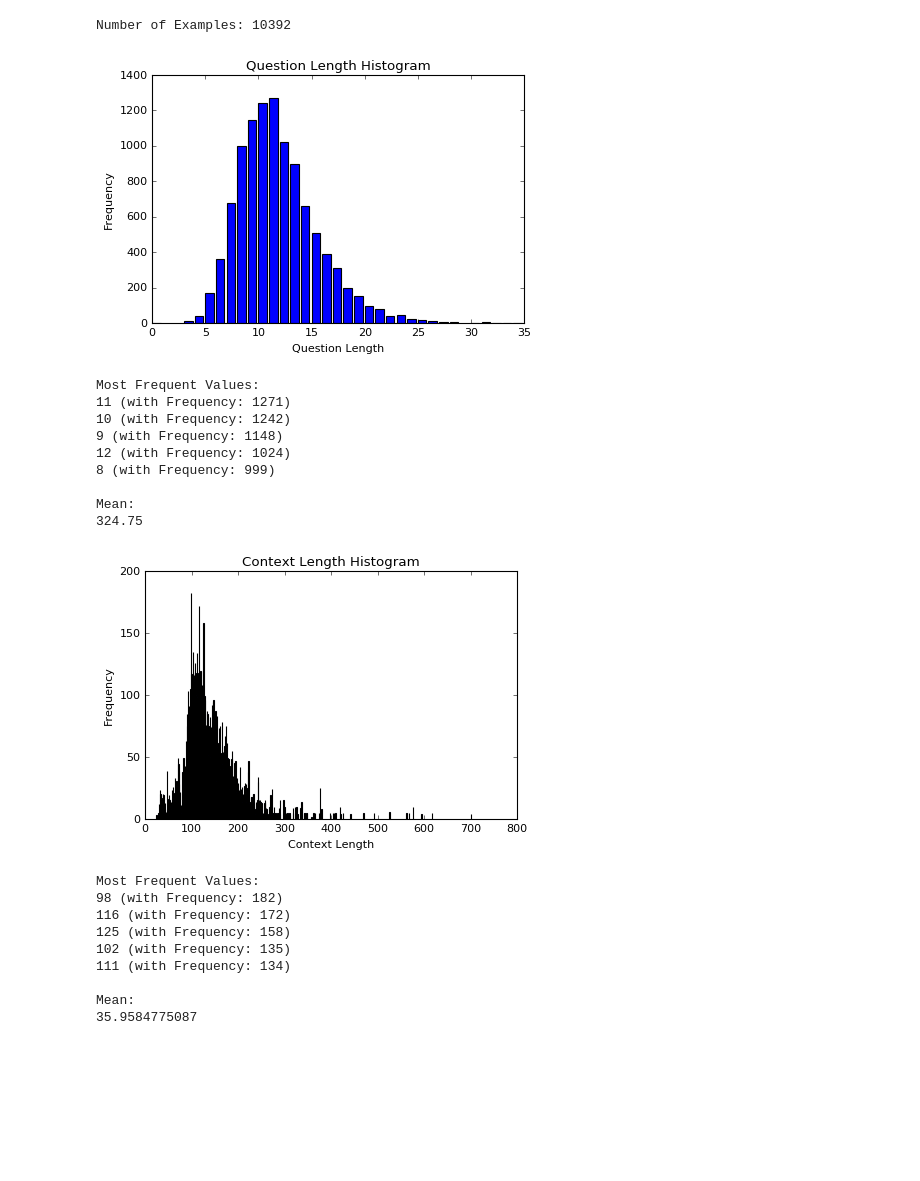
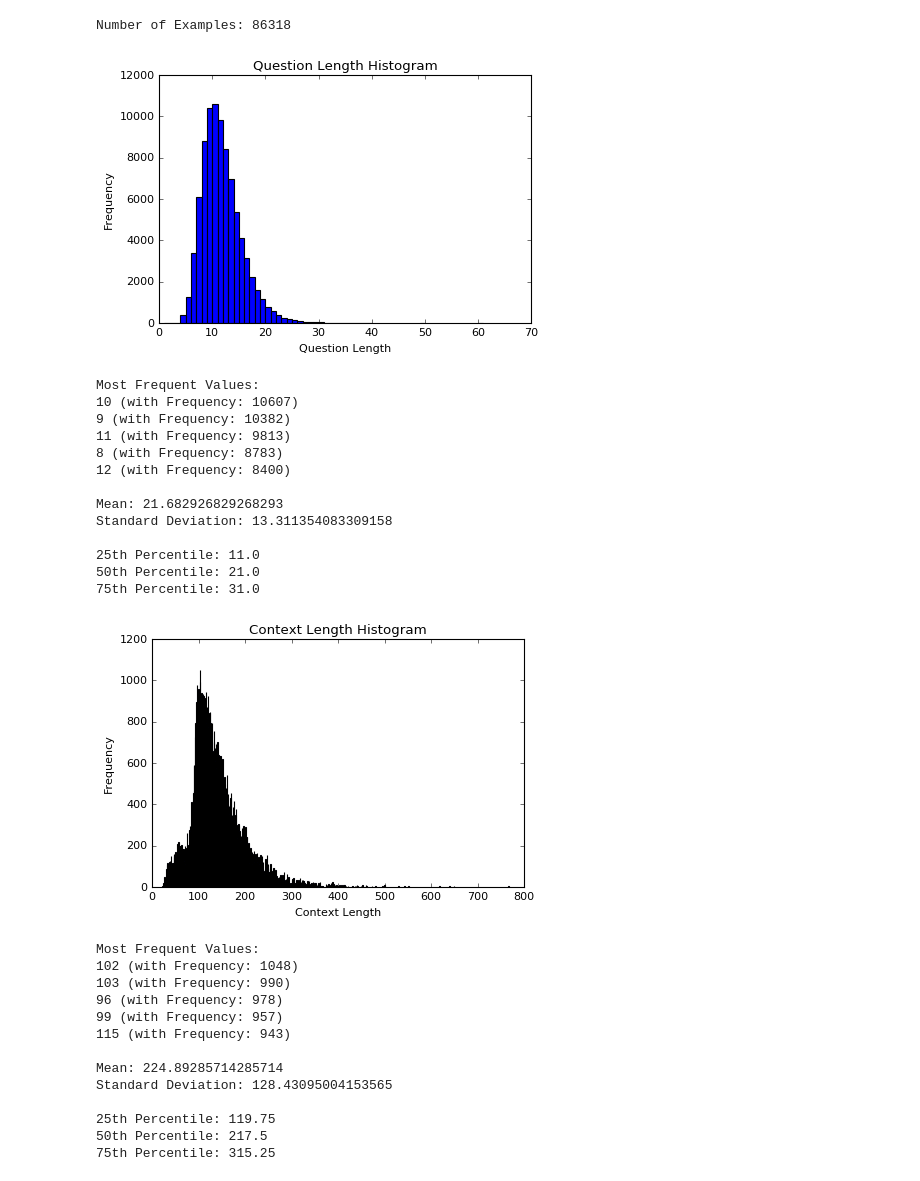
Before and after one commit to ddxue/attn-net-squad, a Jupyter notebook: squad_stats.ipynb, the cells around one changed output. Drawn from its saved outputs; the diff is of its cells as text; code cells hidden in the pictures; blank space fills up the shorter version.

Commit message:
Added percentile stats to Notebook

```diff
--- a/squad_stats.ipynb
+++ b/squad_stats.ipynb
@@ -7,14 +7,14 @@ import matplotlib.pyplot as plt
 from collections import Counter
 # %%
 # Flag on whether to use train or dev
-TRAIN_STATS = False
+TRAIN_STATS = True
 
 file_prefix = "train" if TRAIN_STATS else "dev"
 print("Calculating Statistics on %s set..." % file_prefix)
 
 # Open each file and read in each as a list
-questions = open("%s.question" % file_prefix, "r").read().split("\n")
-contexts = open("%s.context" % file_prefix, "r").read().split("\n")
-spans = open("%s.span" % file_prefix, "r").read().split("\n")
-answers = open("%s.answer" % file_prefix, "r").read().split("\n")
+questions = open("data/%s.question" % file_prefix, "r").readlines()
+contexts = open("data/%s.context" % file_prefix, "r").readlines()
+spans = open("data/%s.span" % file_prefix, "r").readlines()
+answers = open("data/%s.answer" % file_prefix, "r").readlines()
 # %% [output]
@@ -22,61 +22,81 @@ Calculating Statistics on dev set...
 # %%
 # Get number of dev examples
 assert(len(questions) == len(contexts) == len(spans) == len(answers))
-N = len(questions)
-print("Number of Examples: %s" % N)
+n_examples = len(questions)
+print("Number of Examples: %s" % n_examples)
 # %% [output]
-Number of Examples: 10392
+Number of Examples: 86318
 # %%
-def create_histogram_from_counter(counter, name):
+def create_histogram_from_counter(counter, name, width=1.0, print_stats=True):
     labels, values = zip(*counter.items())
 
     # Plot Histogram
-    plt.bar(labels, values)
+    plt.bar(labels, values, width=width)
     plt.title("%s Histogram" % name)
     plt.xlabel(name)
     plt.ylabel("Frequency")
     plt.show()
 
-    print_statistics_from_counter(counter)
+    # Print statistics
+    if print_stats:
+        print_statistics_from_counter(counter)
 
 def print_statistics_from_counter(counter):
     modes = counter.most_common(5)
-    mean = sum(counter.values()) / float(len(counter))
+    mean = np.mean(counter.keys())
+    std = np.std(counter.keys())
+    first_perc = np.percentile(counter.keys(), 25)
+    second_perc = np.percentile(counter.keys(), 50)
+    third_perc = np.percentile(counter.keys(), 75)
+    # var = np.var(counter.keys(), dtype=np.float64)
 
     print("Most Frequent Values:")
     for mode in modes:
         print("%s (with Frequency: %s)" % (mode[0], mode[1]))
     print("")
-    print("Mean:")
-    print(mean)
+    print("Mean: %s" % mean)
+    print("Standard Deviation: %s" % std)
+    print("")
+    print("25th Percentile: %s" % first_perc)
+    print("50th Percentile: %s" % second_perc)
+    print("75th Percentile: %s" % third_perc)
+    # print("Variance: %s" % var)
 
 # Get counters from each list
 question_counter = Counter([len(q.split()) for q in questions])
 context_counter = Counter([len(c.split()) for c in contexts])
 answer_counter = Counter([len(a.split()) for a in answers])
 
 # Create length histogram
 create_histogram_from_counter(question_counter, "Question Length")
 create_histogram_from_counter(context_counter, "Context Length")
 create_histogram_from_counter(answer_counter, "Answer Length")
 # %% [output]
-[figure, old version]
+[figure, new version]
 Most Frequent Values:
-11 (with Frequency: 1271)
-10 (with Frequency: 1242)
-9 (with Frequency: 1148)
-12 (with Frequency: 1024)
-8 (with Frequency: 999)
+10 (with Frequency: 10607)
+9 (with Frequency: 10382)
+11 (with Frequency: 9813)
+8 (with Frequency: 8783)
+12 (with Frequency: 8400)
 
-Mean:
-324.75
+Mean: 21.682926829268293
+Standard Deviation: 13.311354083309158
+
+25th Percentile: 11.0
+50th Percentile: 21.0
+75th Percentile: 31.0
-[figure, old version]
+[figure, new version]
 Most Frequent Values:
-98 (with Frequency: 182)
-116 (with Frequency: 172)
-125 (with Frequency: 158)
-102 (with Frequency: 135)
-111 (with Frequency: 134)
+102 (with Frequency: 1048)
+103 (with Frequency: 990)
+96 (with Frequency: 978)
+99 (with Frequency: 957)
+115 (with Frequency: 943)
 
-Mean:
-35.9584775087
+Mean: 224.89285714285714
+Standard Deviation: 128.43095004153565
+
+25th Percentile: 119.75
+50th Percentile: 217.5
+75th Percentile: 315.25
```
Also changed, not shown: parts of 4 cells of this notebook.
